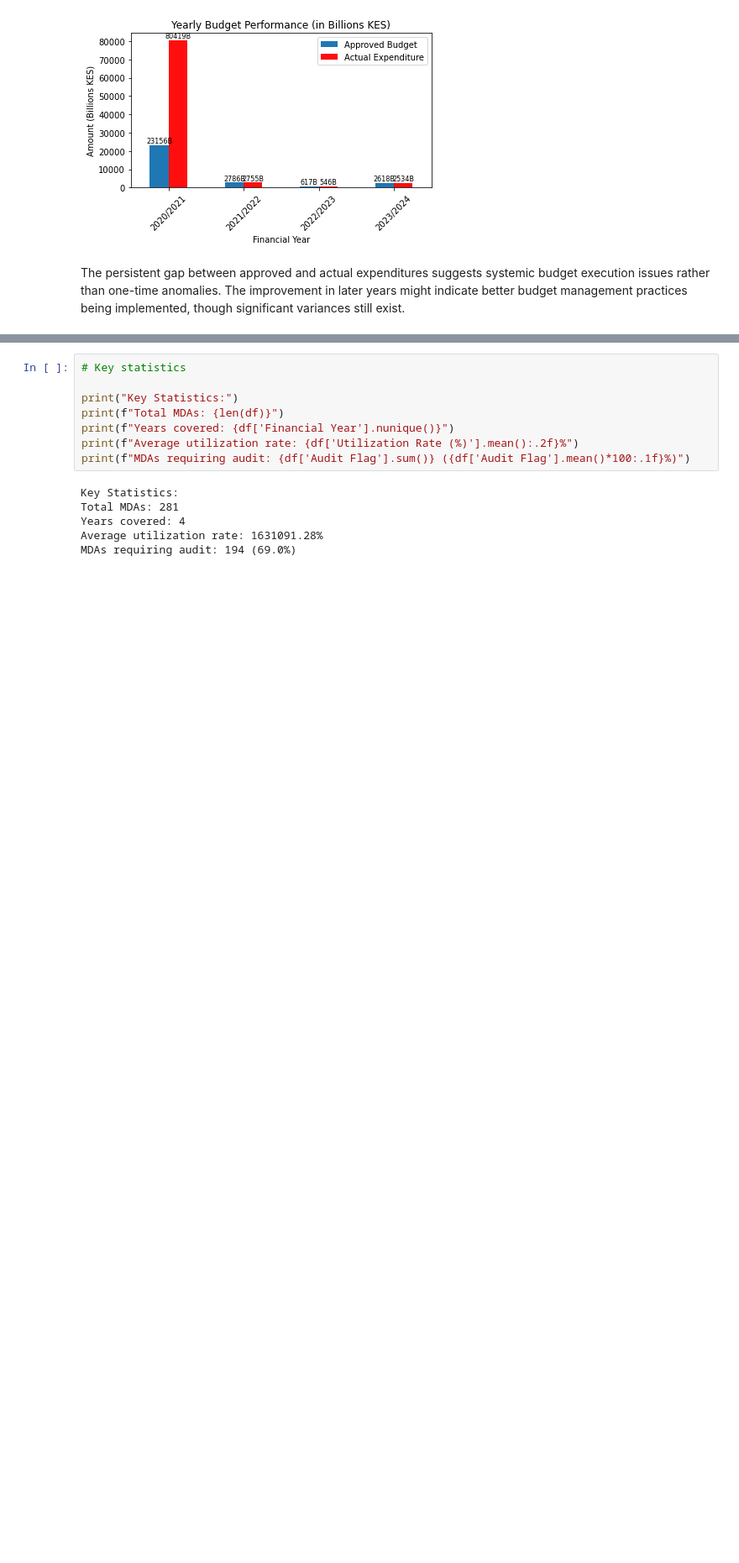
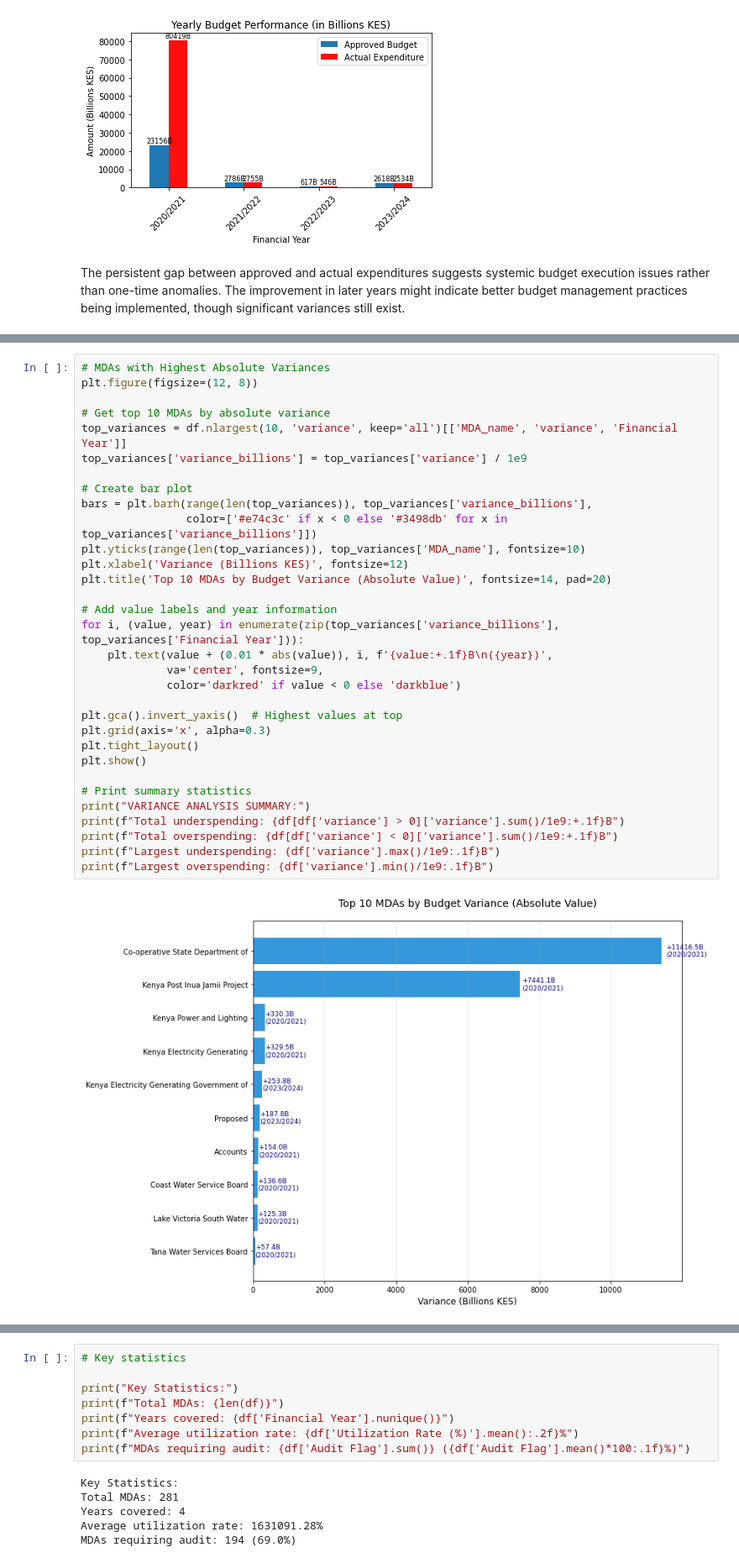
Before and after one commit to Sydney-Were/Analysis-of-National-Government-Ministries-Departments-and-Agencies-Budget-Data, a Jupyter notebook: Analysis.ipynb, the cells around one changed output, grey strips where cells are left out. Shown at 84% size. Cells and saved outputs as stored; diff of their text form; blank space fills up the shorter version.

Commit message:
EDA: Complete Initial exploratory data analysis with the top 10 MDAs by budget variance
- Added variance analysis
- Expounded on key insights

```diff
--- a/Analysis.ipynb
+++ b/Analysis.ipynb
@@ -450,0 +466,34 @@ KEY INSIGHTS:
+# %%
+# MDAs with Highest Absolute Variances
+plt.figure(figsize=(12, 8))
+
+# Get top 10 MDAs by absolute variance
+top_variances = df.nlargest(10, 'variance', keep='all')[['MDA_name', 'variance', 'Financial Year']]
+top_variances['variance_billions'] = top_variances['variance'] / 1e9
+
+# Create bar plot
+bars = plt.barh(range(len(top_variances)), top_variances['variance_billions'],
+                color=['#e74c3c' if x < 0 else '#3498db' for x in top_variances['variance_billions']])
+plt.yticks(range(len(top_variances)), top_variances['MDA_name'], fontsize=10)
+plt.xlabel('Variance (Billions KES)', fontsize=12)
+plt.title('Top 10 MDAs by Budget Variance (Absolute Value)', fontsize=14, pad=20)
+
+# Add value labels and year information
+for i, (value, year) in enumerate(zip(top_variances['variance_billions'], top_variances['Financial Year'])):
+    plt.text(value + (0.01 * abs(value)), i, f'{value:+.1f}B\n({year})',
+             va='center', fontsize=9,
+             color='darkred' if value < 0 else 'darkblue')
+
+plt.gca().invert_yaxis()  # Highest values at top
+plt.grid(axis='x', alpha=0.3)
+plt.tight_layout()
+plt.show()
+
+# Print summary statistics
+print("VARIANCE ANALYSIS SUMMARY:")
+print(f"Total underspending: {df[df['variance'] > 0]['variance'].sum()/1e9:+.1f}B")
+print(f"Total overspending: {df[df['variance'] < 0]['variance'].sum()/1e9:+.1f}B")
+print(f"Largest underspending: {df['variance'].max()/1e9:.1f}B")
+print(f"Largest overspending: {df['variance'].min()/1e9:.1f}B")
+# %% [output]
+[figure, added]
```
Also changed, not shown: parts of 6 cells of this notebook.
